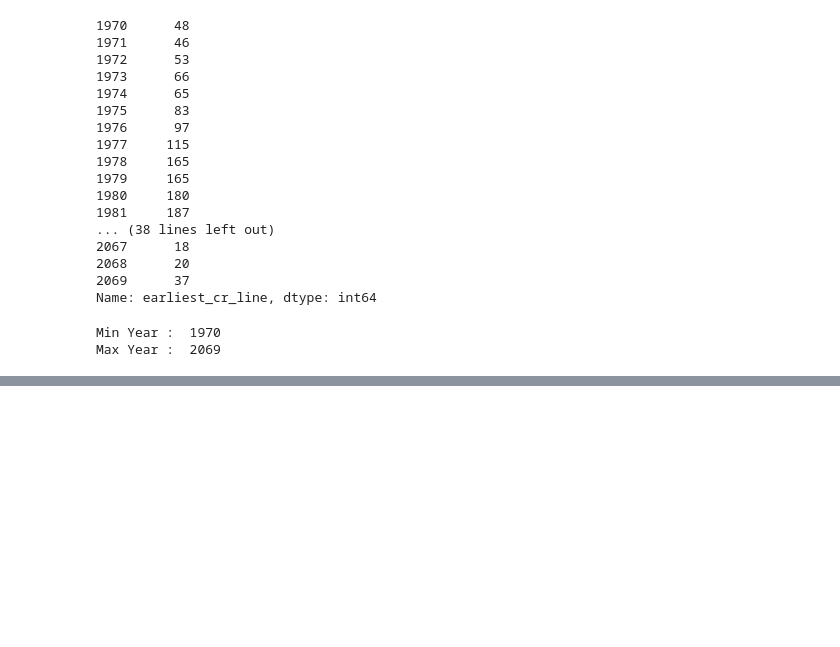
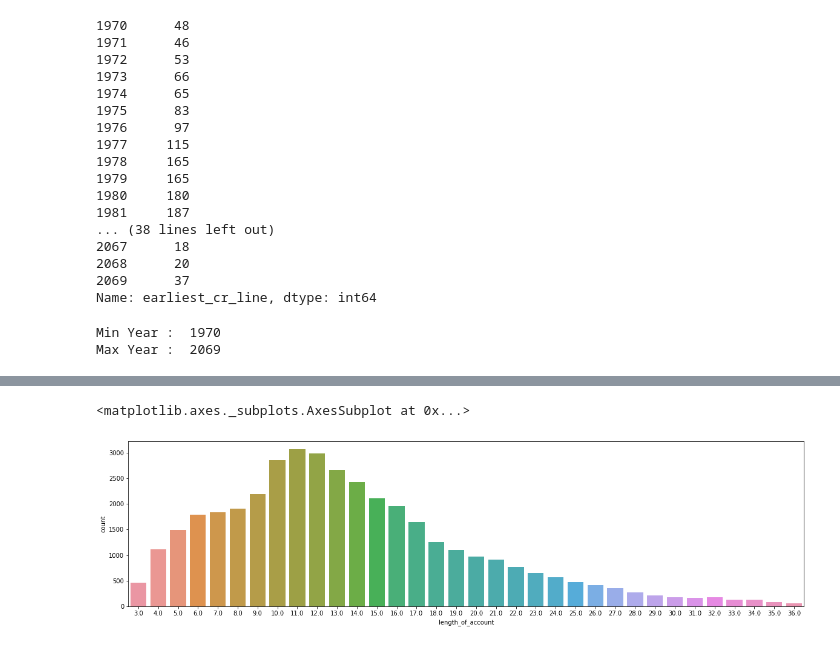
Before and after one commit to iamshivprasad/DataScience, a Jupyter notebook: Aditya_Bhave.ipynb, the cells around one changed output, grey strips where cells are left out. Saved outputs shown, nothing was run; the diff lists cells and outputs as text; code cells hidden in the pictures; blank space fills up the shorter version.

```diff
--- a/Aditya_Bhave.ipynb
+++ b/Aditya_Bhave.ipynb
@@ -290,0 +297,22 @@ ValueError: Neither the `x` nor `y` variable appears to be numeric.
+# %%
+# earliest_cr_line/length_of_account
+
+# this is a continous variable
+
+df.length_of_account.describe(percentiles = [0.05, 0.1, 0.25, 0.50, 0.75, 0.90, 0.95, 0.99])
+
+# looks like there are some outliers.
+# 90% tile is 23, 95%tile is 27 and 99%tile is 36 which is a huge jump
+
+# lets plot a countplot
+plt.figure(figsize = (20, 5))
+sns.countplot(x = "length_of_account", data = df[df.length_of_account <= 36])
+plt.show()
+
+# this looks like a normal dist with some outliers after 36 years
+# this is a column that has number of years since first account was created
+# hence, it is a good idea to take mode of it
+# mode is 11. So maximum number of people had their first credit card 11 years before taking loan
+# %% [output]
+<matplotlib.axes._subplots.AxesSubplot at 0x...>
+[figure, added]
```
Also changed, not shown: parts of 17 cells of this notebook.
